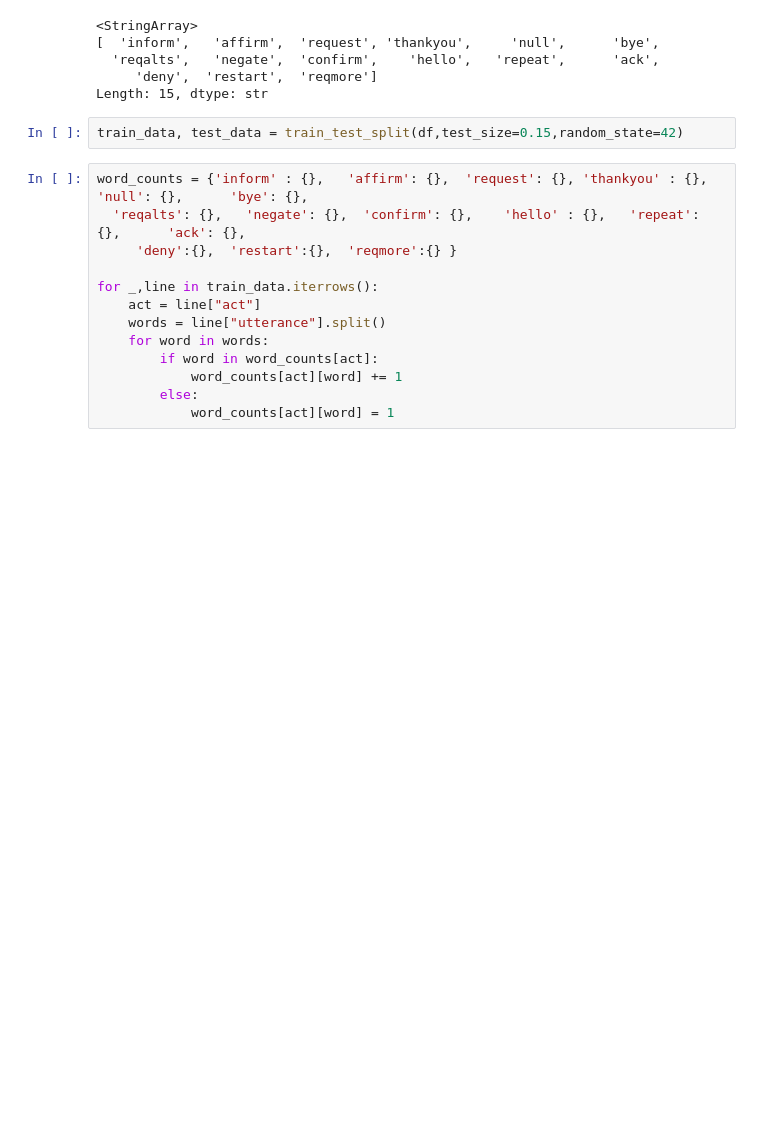
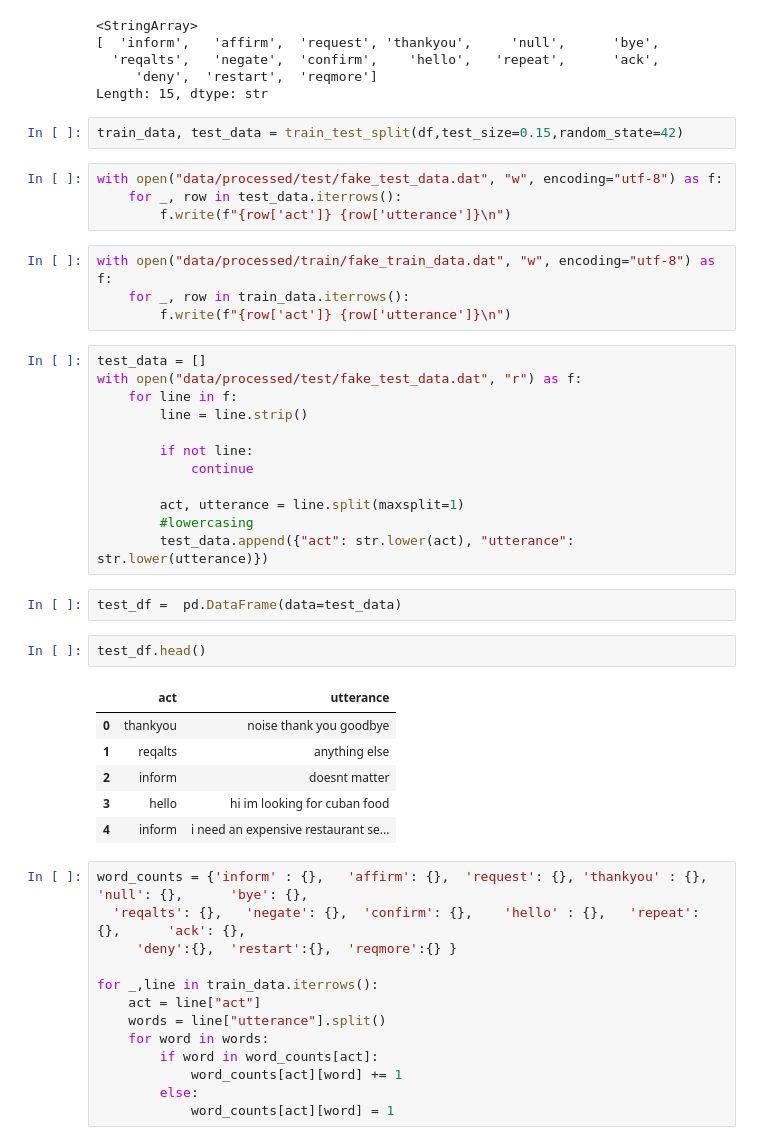
Before and after one commit to onalltuna/MAIRC1, a Jupyter notebook: trial.ipynb, the cells around one changed output. Saved outputs shown, nothing was run; the diff lists cells and outputs as text; blank space fills up the shorter version.

```diff
--- a/trial.ipynb
+++ b/trial.ipynb
@@ -63,6 +59,37 @@ df["act"].unique()
 Length: 15, dtype: str
 # %%
 train_data, test_data = train_test_split(df,test_size=0.15,random_state=42)
+# %%
+with open("data/processed/test/fake_test_data.dat", "w", encoding="utf-8") as f:
+    for _, row in test_data.iterrows():
+        f.write(f"{row['act']} {row['utterance']}\n")
+# %%
+with open("data/processed/train/fake_train_data.dat", "w", encoding="utf-8") as f:
+    for _, row in train_data.iterrows():
+        f.write(f"{row['act']} {row['utterance']}\n")
+# %%
+test_data = []
+with open("data/processed/test/fake_test_data.dat", "r") as f:
+    for line in f:
+        line = line.strip()
+
+        if not line:
+            continue
+
+        act, utterance = line.split(maxsplit=1)
+        #lowercasing
+        test_data.append({"act": str.lower(act), "utterance": str.lower(utterance)})
+# %%
+test_df =  pd.DataFrame(data=test_data)
+# %%
+test_df.head()
+# %% [output]
+|  | act | utterance |
+| 0 | thankyou | noise thank you goodbye |
+| 1 | reqalts | anything else |
+| 2 | inform | doesnt matter |
+| 3 | hello | hi im looking for cuban food |
+| 4 | inform | i need an expensive restaurant se... |
 # %%
 word_counts = {'inform' : {},   'affirm': {},  'request': {}, 'thankyou' : {},     'null': {},      'bye': {},
   'reqalts': {},   'negate': {},  'confirm': {},    'hello' : {},   'repeat': {},      'ack': {},
```
Also changed, not shown: parts of 7 cells of this notebook, 15 other files.
